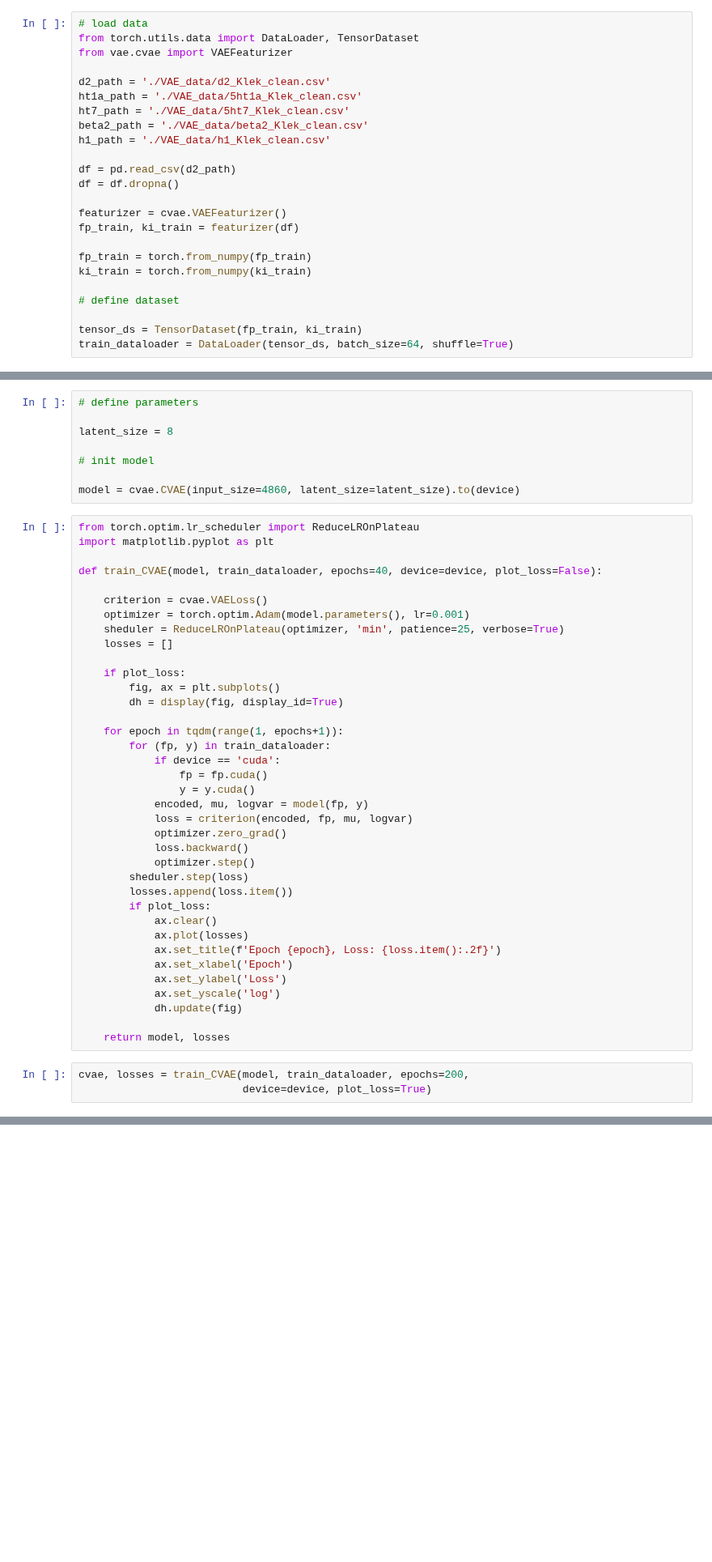
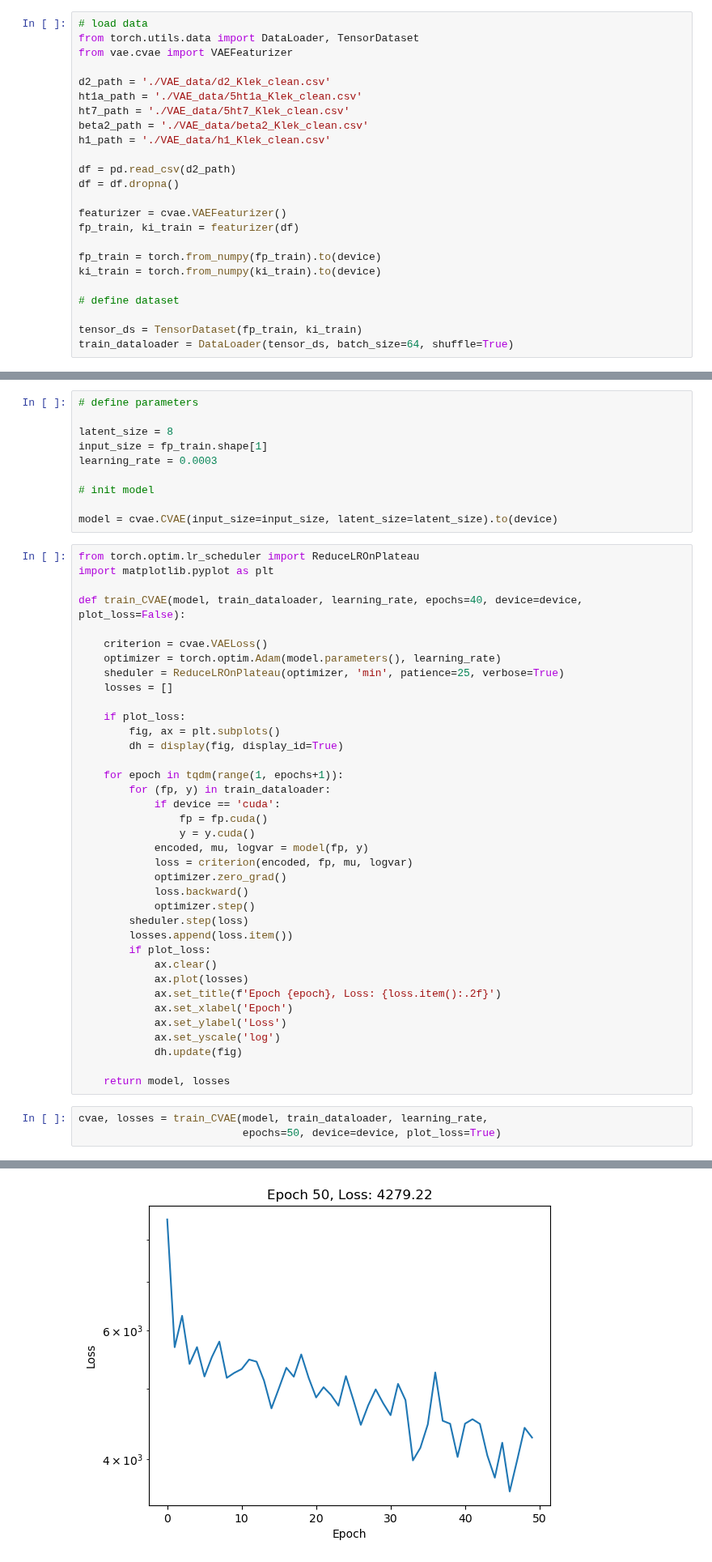
Before and after one commit to asiomchen/mldd23_project1, a Jupyter notebook: VAE.ipynb, the cells around one changed output, grey strips where cells are left out. Shown at 81% size. Cells and saved outputs as stored; diff of their text form; blank space fills up the shorter version.

```diff
--- a/VAE.ipynb
+++ b/VAE.ipynb
@@ -27,8 +27,8 @@ df = df.dropna()
 featurizer = cvae.VAEFeaturizer()
 fp_train, ki_train = featurizer(df)
 
-fp_train = torch.from_numpy(fp_train)
-ki_train = torch.from_numpy(ki_train)
+fp_train = torch.from_numpy(fp_train).to(device)
+ki_train = torch.from_numpy(ki_train).to(device)
 
 # define dataset
 
@@ -40,18 +40,20 @@ train_dataloader = DataLoader(tensor_ds, batch_size=64, shuffle=True)
 # define parameters
 
 latent_size = 8
+input_size = fp_train.shape[1]
+learning_rate = 0.0003
 
 # init model
 
-model = cvae.CVAE(input_size=4860, latent_size=latent_size).to(device)
+model = cvae.CVAE(input_size=input_size, latent_size=latent_size).to(device)
 # %%
 from torch.optim.lr_scheduler import ReduceLROnPlateau
 import matplotlib.pyplot as plt
 
-def train_CVAE(model, train_dataloader, epochs=40, device=device, plot_loss=False):
+def train_CVAE(model, train_dataloader, learning_rate, epochs=40, device=device, plot_loss=False):
 
     criterion = cvae.VAELoss()
-    optimizer = torch.optim.Adam(model.parameters(), lr=0.001)
+    optimizer = torch.optim.Adam(model.parameters(), learning_rate)
     sheduler = ReduceLROnPlateau(optimizer, 'min', patience=25, verbose=True)
     losses = []
 
@@ -82,6 +84,6 @@ def train_CVAE(model, train_dataloader, epochs=40, device=device, plot_loss=Fals
 
     return model, losses
 # %%
-cvae, losses = train_CVAE(model, train_dataloader, epochs=200,
-                          device=device, plot_loss=True)
+cvae, losses = train_CVAE(model, train_dataloader, learning_rate,
+                          epochs=50, device=device, plot_loss=True)
 # %% [output]
@@ -88,0 +90 @@ NameError: name 'plt' is not defined
+[figure, added]
```
Also changed, not shown: parts of 12 cells of this notebook.
